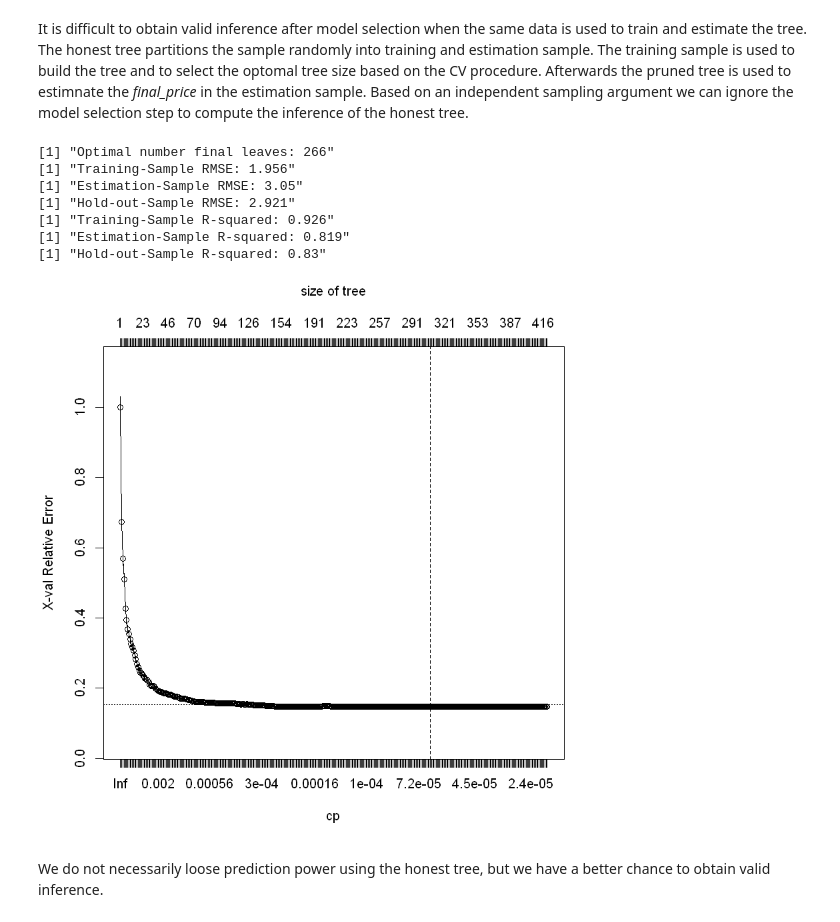
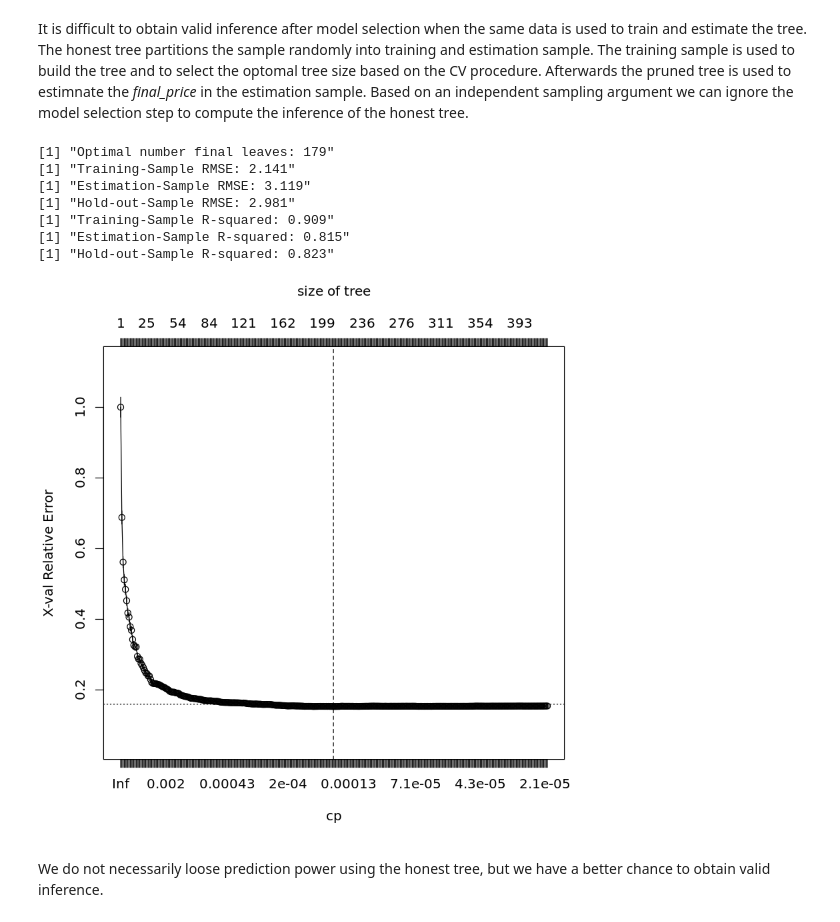
Before and after one commit to AStrittmatter/CDA, a Jupyter notebook: ML_Prediction/Prediction_20190120.ipynb, the cells around one changed output. Saved outputs shown, nothing was run; the diff lists cells and outputs as text; code cells hidden in the pictures.

```diff
--- a/ML_Prediction/Prediction_20190120.ipynb
+++ b/ML_Prediction/Prediction_20190120.ipynb
@@ -551,9 +551,9 @@ baseline_covariates_est <- as.matrix(cbind(EstTransformed,baseline_covariates_bi
 # Prepare data for tree estimator
 tree_data_train <-  data.frame(final_price_train, baseline_covariates_train)
 empty1 <- as.matrix(final_price_train)
-empty1[1,] <-NA
+empty1[,1] <-NA
 empty2 <- as.matrix(final_price_hold_out)
-empty2[1,] <-NA
+empty2[,1] <-NA
 tree_data_hold_out <-  data.frame(rbind(empty1,final_price_est,empty2),rbind(baseline_covariates_train,baseline_covariates_est, baseline_covariates_hold_out))
 
 # Setup the formula of the linear regression model
@@ -581,41 +581,41 @@ treepruned.linearsingle_3 <- prune(linear.singletree_3, cp = cp.vals_3)
 
 # Predict final price in the observed and hold-out-samples
 pred_tree_hold_out_3 <- as.matrix(predict(treepruned.linearsingle_3, newdata=tree_data_hold_out))
 pred_tree_train_3 <- pred_tree_hold_out_3[c(1:nrow(final_price_train)),]
 r <-nrow(final_price_train)+1
 pred_tree_est_3 <- pred_tree_hold_out_3[c(r:nrow(final_price_obs)),]
 r <-nrow(final_price_obs)+1
 pred_tree_hold_out_3 <- pred_tree_hold_out_3[c(r:nrow(pred_tree_hold_out_3)),]
 
 ## Assess performance of tree estimator
 # Training-sample RMSE
 rmse_train_3 <- round(sqrt(mean((final_price_train - pred_tree_train_3)^2)),digits=3)
 # Estimation-sample RMSE
 rmse_est_3 <- round(sqrt(mean((final_price_est - pred_tree_est_3)^2)),digits=3)
 # Hold-out-sample RMSE
 rmse_hold_out_3 <- round(sqrt(mean((final_price_hold_out - pred_tree_hold_out_3)^2)),digits=3)
 # Training-sample R-squared
 r2_train_3 <- round(1-mean((final_price_train - pred_tree_train_3)^2)/mean((final_price_train - mean(final_price_train))^2),digits=3)
 # Estimation-sample R-squared
 r2_est_3 <- round(1-mean((final_price_est - pred_tree_est_3)^2)/mean((final_price_est - mean(final_price_est))^2),digits=3)
 # Hold-out-sample R-squared
 r2_hold_out_3 <- round(1-mean((final_price_hold_out - pred_tree_hold_out_3)^2)/mean((final_price_hold_out - mean(final_price_hold_out))^2),digits=3)
 
 print(paste0("Training-Sample RMSE: ", rmse_train_3))
 print(paste0("Estimation-Sample RMSE: ", rmse_est_3))
 print(paste0("Hold-out-Sample RMSE: ", rmse_hold_out_3))
 print(paste0("Training-Sample R-squared: ", r2_train_3))
 print(paste0("Estimation-Sample R-squared: ", r2_est_3))
 print(paste0("Hold-out-Sample R-squared: ", r2_hold_out_3))
 # %% [output]
-[1] "Optimal number final leaves: 266"
-[1] "Training-Sample RMSE: 1.956"
-[1] "Estimation-Sample RMSE: 3.05"
-[1] "Hold-out-Sample RMSE: 2.921"
-[1] "Training-Sample R-squared: 0.926"
-[1] "Estimation-Sample R-squared: 0.819"
-[1] "Hold-out-Sample R-squared: 0.83"
+[1] "Optimal number final leaves: 179"
+[1] "Training-Sample RMSE: 2.141"
+[1] "Estimation-Sample RMSE: 3.119"
+[1] "Hold-out-Sample RMSE: 2.981"
+[1] "Training-Sample R-squared: 0.909"
+[1] "Estimation-Sample R-squared: 0.815"
+[1] "Hold-out-Sample R-squared: 0.823"
-[figure, old version]
+[figure, new version]
 # %% [markdown]
 We do not necessarily loose prediction power using the honest tree, but we have a better chance to obtain valid inference.
 # %% [markdown]
```
Also changed, not shown: parts of 8 cells of this notebook.
